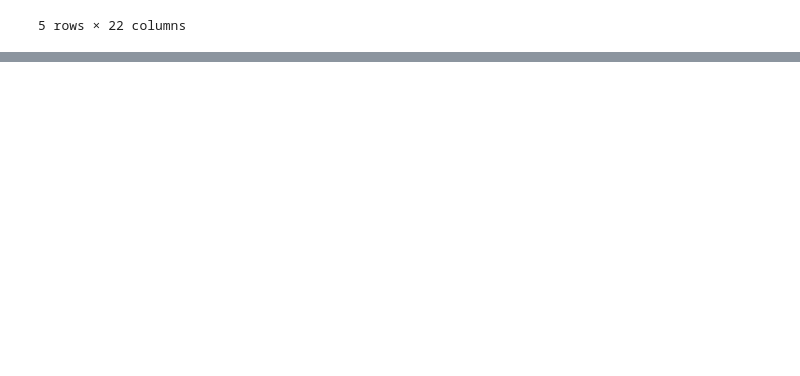
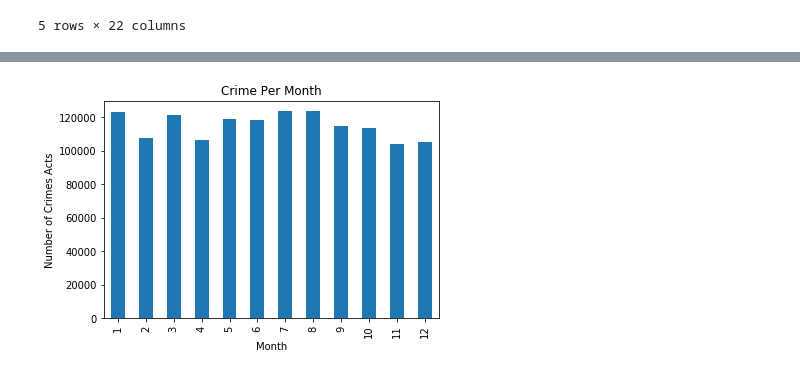
Before and after one commit to kimjaeh10/cmse202-project1, a Jupyter notebook: CMSE202-Project1.ipynb, the cells around one changed output, grey strips where cells are left out. Cells and saved outputs as stored; diff of their text form; code cells hidden in the pictures; blank space fills up the shorter version.

```diff
--- a/CMSE202-Project1.ipynb
+++ b/CMSE202-Project1.ipynb
@@ -45,3 +45,13 @@ data.head()
 5 rows × 22 columns
 # %%
 data.drop_duplicates(subset=['ID', 'Case Number'], inplace=True)
+# %%
+data.drop_duplicates(subset = ['Case Number','IUCR','FBI Code','Updated On','Location',
+                 'X Coordinate','Y Coordinate','Location'], inplace = True,)
+# %%
+data.Date = pd.to_datetime(data.Date, format = '%m/%d/%Y %I:%M:%S %p')
+data.index = pd.DatetimeIndex(data.Date)
+# %%
+data['Primary Type'] = pd.Categorical(data['Primary Type'])
+data['Description'] = pd.Categorical(data['Description'])
+data['Location Description'] = pd.Categorical(data['Location Description'])
@@ -47,0 +70,8 @@ data.drop_duplicates(subset=['ID', 'Case Number'], inplace=True)
+# %%
+data.groupby([data.index.month]).size().plot.bar()
+plt.title('Crime Per Month')
+plt.xlabel('Month')
+plt.ylabel('Number of Crimes Acts')
+plt.show()
+# %% [output]
+[figure, added]
```
Also changed, not shown: parts of 3 cells of this notebook.
